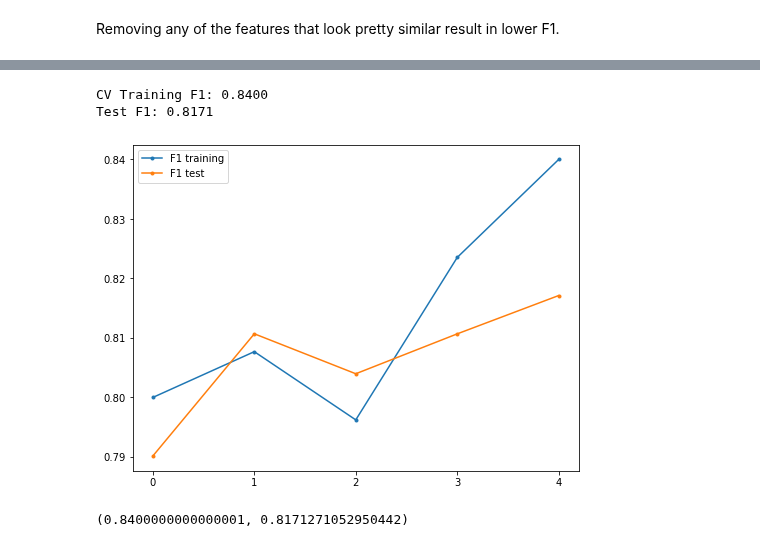
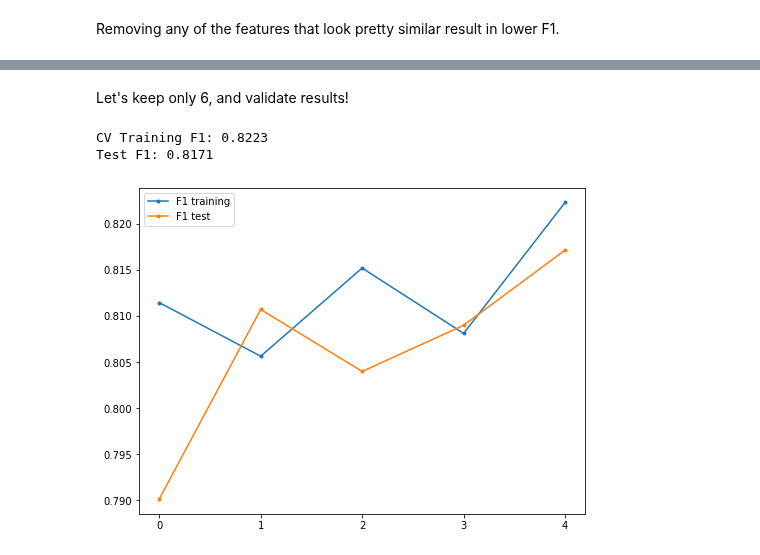
Before and after one commit to renero/class_notebooks, a Jupyter notebook: CMC proposed solution.ipynb, the cells around one changed output, grey strips where cells are left out. Drawn from its saved outputs; the diff is of its cells as text; code cells hidden in the pictures.

```diff
--- a/CMC proposed solution.ipynb
+++ b/CMC proposed solution.ipynb
@@ -39,15 +64,4 @@ np.random.seed(555)
 # %%
-def do_discretize(df):
-    df.discretize('x0', [(15, 20), (20, 25), (25, 30),
-                         (30, 35), (35, 40), (40, 50)])
-    df.discretize('x3', [(0, 2), (2, 4), (4, 6), (6, 8), (8, 10), (10, 20)])
-    df.drop_na()
-    return df
-
-def do_onehot(df):
-    df.onehot_encode(df.names('features'))
-    return df
-
 def init_dataset(onehot=True, discretize=True):
     URL = 'http://archive.ics.uci.edu/ml/machine-learning-databases/cmc/cmc.data'
     df = dataset(URL, header=None)
@@ -60,10 +74,4 @@ def init_dataset(onehot=True, discretize=True):
     df.drop_samples(df.samples_matching(3))
     df = df.to_categorical(['x1', 'x2', 'x4', 'x5', 'x6', 'x7', 'x8'])
 
-    if discretize is True:
-        do_discretize(df)
-
-    if onehot is True:
-        do_onehot(df)
-
     return df
@@ -207,16 +286,17 @@ df.numerical_correlated()[1]
 # %%
+%%capture
+
 X, y = df.split()
-function_set = ['add', 'sub', 'mul', 'div', 'sqrt', 'log', 'abs', 'neg', 'inv',
-                'max', 'min']
+
+function_set = ['add', 'sub', 'mul', 'div', 'sqrt', 'log',
+                'abs', 'neg', 'inv', 'max', 'min']
 gp = SymbolicTransformer(generations=25, population_size=1000,
                          hall_of_fame=100, n_components=10,
                          function_set=function_set,
                          parsimony_coefficient=0.0005, max_samples=0.9,
                          verbose=1, random_state=0, n_jobs=3)
-
-gp.fit(pd.get_dummies(df.features), df.target);
+gp.fit(df.features, df.target);
 gp_features = gp.transform(df.data.values)
-# gp_features = gp.transform(pd.get_dummies(df.features))
 
 # Move the new features at the end of the existing dataframe
 df_ext = pd.DataFrame(gp_features)
@@ -316,12 +385,13 @@ plt.show();
+# %% [markdown]
+Let's keep only 6, and validate results!
 # %%
 df_dummified = pd.get_dummies(df.features)
 best_features = rfe(df, 6)
 df_dummified = df_dummified[df_dummified.columns[best_features]]
 ddf = dataset.from_dataframe(pd.concat([df_dummified, df.target], axis=1))
 ddf.set_target('x9')
-print(validate.this(ddf, plot=True))
+validate.this(ddf, plot=True);
 # %% [output]
-CV Training F1: 0.8400
+CV Training F1: 0.8223
 Test F1: 0.8171
-[figure, old version]
+[figure, new version]
-(0.8400000000000001, 0.8171271052950442)
```
Also changed, not shown: parts of 45 cells of this notebook, 1 other file.
